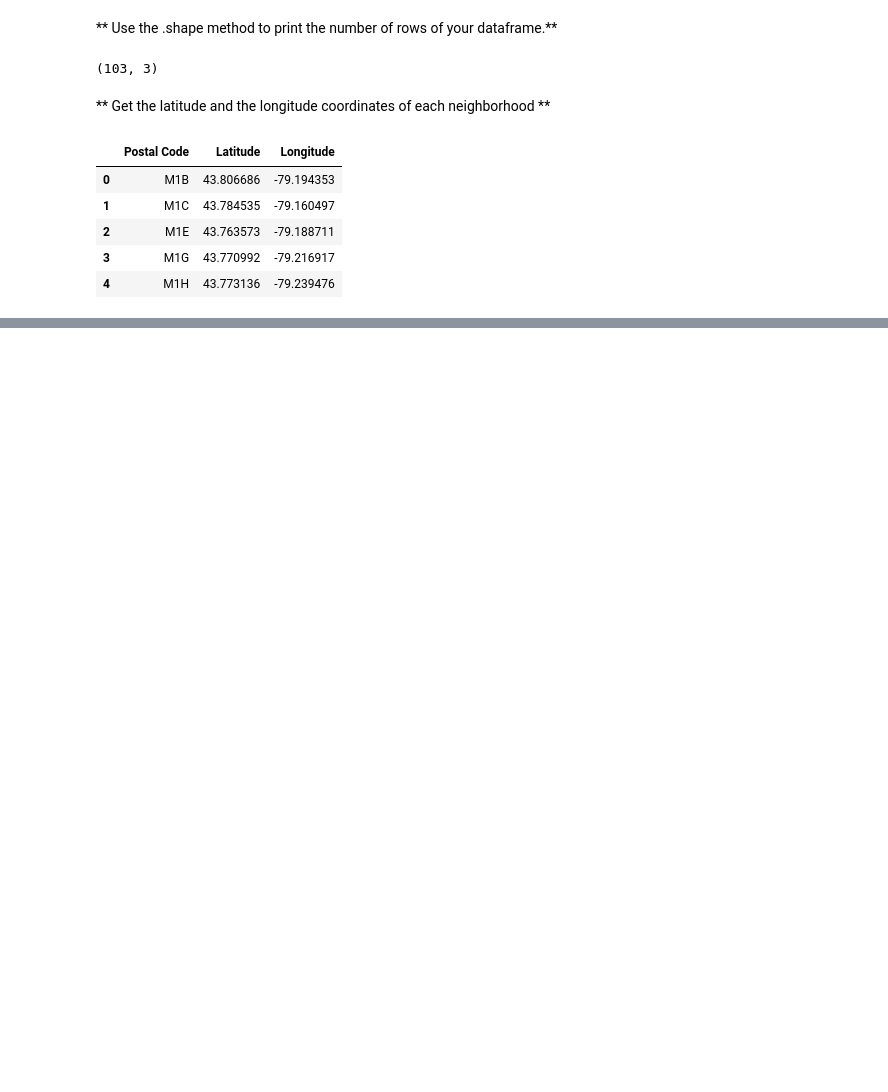
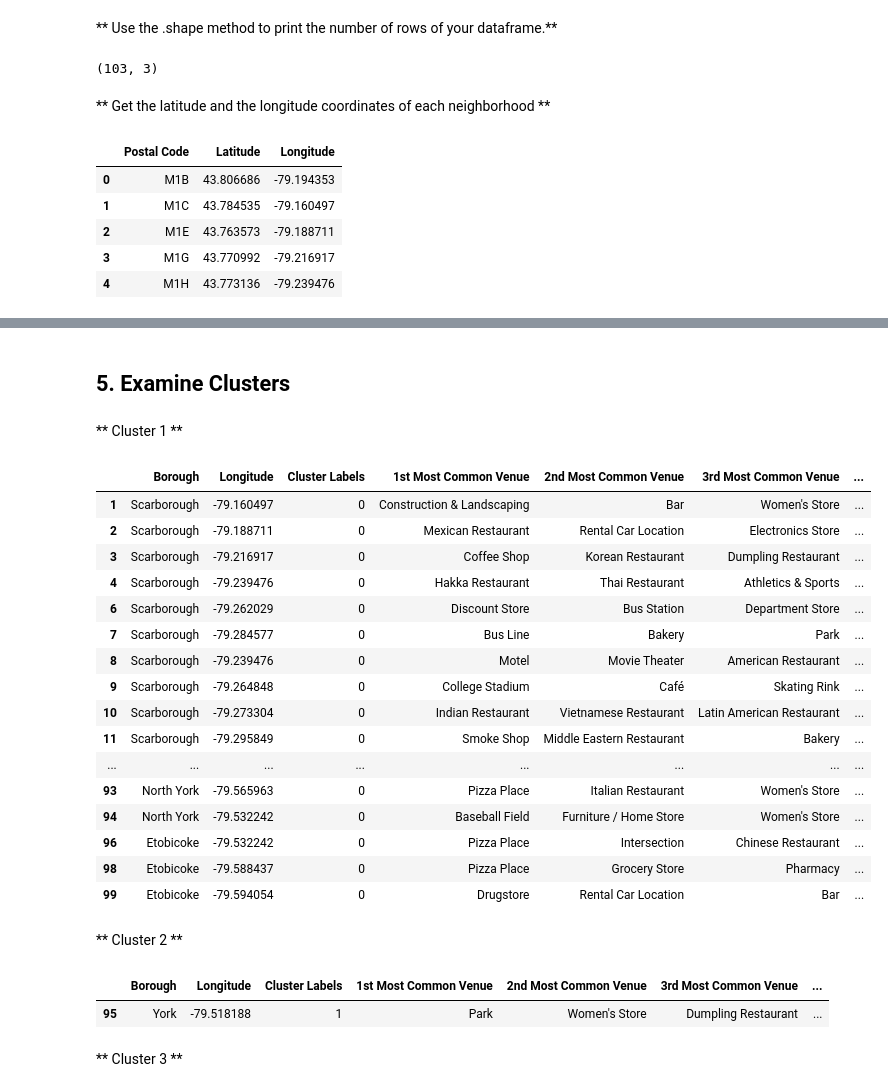
Before and after one commit to vanessaaleung/Coursera_Capstone, a Jupyter notebook: Segmenting and Clustering Neighborhoods in Toronto.ipynb, the cells around one changed output, grey strips where cells are left out. Saved outputs shown, nothing was run; the diff lists cells and outputs as text; code cells hidden in the pictures; blank space fills up the shorter version.

Commit message:
update Segmenting and Clustering.ipynb

```diff
--- a/Segmenting and Clustering Neighborhoods in Toronto.ipynb
+++ b/Segmenting and Clustering Neighborhoods in Toronto.ipynb
@@ -64,0 +298,3 @@ df_merge.head()
+# %%
+toronto_grouped = toronto_onehot.groupby('Neighborhood').mean().reset_index()
+toronto_grouped.head()
@@ -64,0 +352,21 @@ df_merge.head()
+# %%
+num_top_venues = 10
+
+indicators = ['st', 'nd', 'rd']
+
+# create columns according to number of top venues
+columns = ['Neighborhood']
+for ind in np.arange(num_top_venues):
+    try:
+        columns.append('{}{} Most Common Venue'.format(ind + 1, indicators[ind]))
+    except:
+        columns.append('{}th Most Common Venue'.format(ind + 1))
+
+# create a new dataframe
+neighborhoods_venues_sorted = pd.DataFrame(columns=columns)
+neighborhoods_venues_sorted['Neighborhood'] = toronto_grouped['Neighborhood']
+
+for ind in np.arange(toronto_grouped.shape[0]):
+    neighborhoods_venues_sorted.iloc[ind, 1:] = return_most_common_venues(toronto_grouped.iloc[ind, :], num_top_venues)
+
+neighborhoods_venues_sorted.head()
@@ -64,0 +386,11 @@ df_merge.head()
+# %%
+# set number of clusters
+kclusters = 5
+
+toronto_grouped_clustering = toronto_grouped.drop('Neighborhood', 1)
+
+# run k-means clustering
+kmeans = KMeans(n_clusters = kclusters, random_state = 0).fit(toronto_grouped_clustering)
+
+# check cluster labels generated for each row in the dataframe
+kmeans.labels_[0:10]
@@ -64,0 +399,7 @@ df_merge.head()
+# %%
+neighborhoods_venues_sorted.insert(0, 'Cluster Labels', kmeans.labels_)
+
+toronto_merged = toronto_data
+toronto_merged = toronto_merged.merge(neighborhoods_venues_sorted, on = 'Neighborhood')
+
+toronto_merged.head()
@@ -64,0 +439,33 @@ df_merge.head()
+# %% [markdown]
+## 5. Examine Clusters
+# %% [markdown]
+** Cluster 1 **
+# %%
+toronto_merged.loc[toronto_merged['Cluster Labels'] == 0, toronto_merged.columns[[1] + list(range(5, toronto_merged.shape[1]))]]
+# %% [output]
+|  | Borough | Longitude | Cluster Labels | 1st Most Common Venue | 2nd Most Common Venue | 3rd Most Common Venue | ... |
+| 1 | Scarborough | -79.160497 | 0 | Construction & Landscaping | Bar | Women's Store | ... |
+| 2 | Scarborough | -79.188711 | 0 | Mexican Restaurant | Rental Car Location | Electronics Store | ... |
+| 3 | Scarborough | -79.216917 | 0 | Coffee Shop | Korean Restaurant | Dumpling Restaurant | ... |
+| 4 | Scarborough | -79.239476 | 0 | Hakka Restaurant | Thai Restaurant | Athletics & Sports | ... |
+| 6 | Scarborough | -79.262029 | 0 | Discount Store | Bus Station | Department Store | ... |
+| 7 | Scarborough | -79.284577 | 0 | Bus Line | Bakery | Park | ... |
+| 8 | Scarborough | -79.239476 | 0 | Motel | Movie Theater | American Restaurant | ... |
+| 9 | Scarborough | -79.264848 | 0 | College Stadium | Café | Skating Rink | ... |
+| 10 | Scarborough | -79.273304 | 0 | Indian Restaurant | Vietnamese Restaurant | Latin American Restaurant | ... |
+| 11 | Scarborough | -79.295849 | 0 | Smoke Shop | Middle Eastern Restaurant | Bakery | ... |
+| ... | ... | ... | ... | ... | ... | ... | ... |
+| 93 | North York | -79.565963 | 0 | Pizza Place | Italian Restaurant | Women's Store | ... |
+| 94 | North York | -79.532242 | 0 | Baseball Field | Furniture / Home Store | Women's Store | ... |
+| 96 | Etobicoke | -79.532242 | 0 | Pizza Place | Intersection | Chinese Restaurant | ... |
+| 98 | Etobicoke | -79.588437 | 0 | Pizza Place | Grocery Store | Pharmacy | ... |
+| 99 | Etobicoke | -79.594054 | 0 | Drugstore | Rental Car Location | Bar | ... |
+# %% [markdown]
+** Cluster 2 **
+# %%
+toronto_merged.loc[toronto_merged['Cluster Labels'] == 1, toronto_merged.columns[[1] + list(range(5, toronto_merged.shape[1]))]]
+# %% [output]
+|  | Borough | Longitude | Cluster Labels | 1st Most Common Venue | 2nd Most Common Venue | 3rd Most Common Venue | ... |
+| 95 | York | -79.518188 | 1 | Park | Women's Store | Dumpling Restaurant | ... |
+# %% [markdown]
+** Cluster 3 **
```
Also changed, not shown: parts of 49 cells of this notebook.
